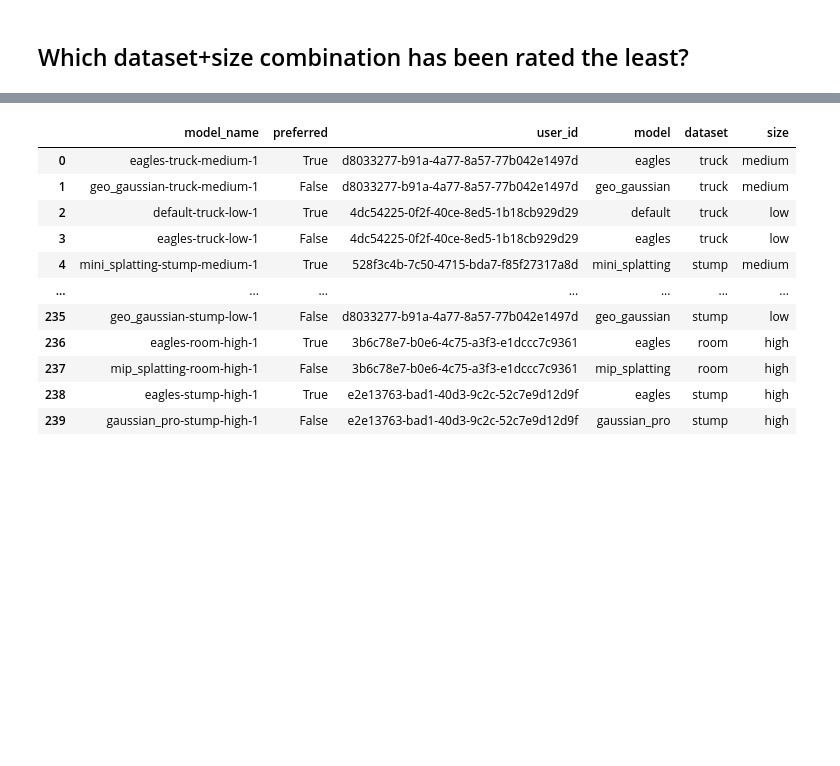
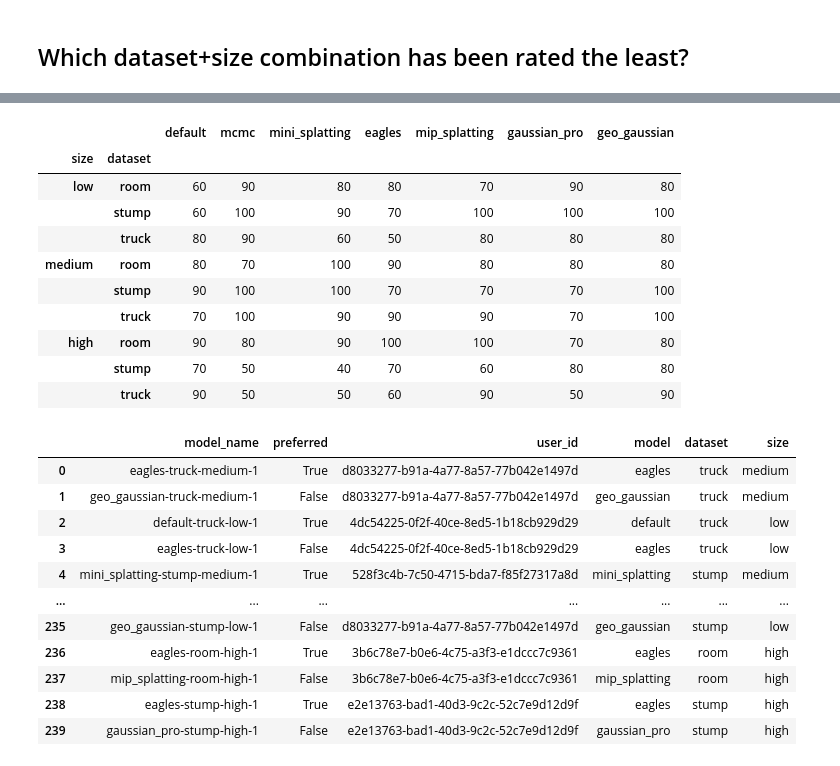
Before and after one commit to PaulErpen/eval-viewer, a Jupyter notebook: scripts/report/report.ipynb, the cells around one changed output, grey strips where cells are left out. Cells and saved outputs as stored; diff of their text form; code cells hidden in the pictures; blank space fills up the shorter version.

```diff
--- a/scripts/report/report.ipynb
+++ b/scripts/report/report.ipynb
@@ -508,3 +559,63 @@ df_ratings_count
+# %%
+def compute_rank_consistency(df_jod_cv: pd.DataFrame) -> pd.DataFrame:
+    records = []
+
+    for size in ["low", "medium", "high"]:
+        for dataset in ["room", "stump", "truck"]:
+            current = df_jod_cv[
+                (df_jod_cv["size"] == size) & (df_jod_cv["dataset"] == dataset)
+            ]
+            ranks = current[
+                [
+                    "default",
+                    "mcmc",
+                    "mini_splatting",
+                    "eagles",
+                    "mip_splatting",
+                    "gaussian_pro",
+                    "geo_gaussian",
+                ]
+            ].rank(axis=1, ascending=False)
+            rank_counts = ranks.apply(pd.Series.value_counts, axis=0).fillna(0)
+            best_rank = (rank_counts.max(axis=0) / ranks.shape[0] * 100).apply(round)
+            (
+                default,
+                mcmc,
+                mini_splatting,
+                eagles,
+                mip_splatting,
+                gaussian_pro,
+                geo_gaussian,
+            ) = best_rank.values
+            records.append(
+                {
+                    "size": size,
+                    "dataset": dataset,
+                    "default": default,
+                    "mcmc": mcmc,
+                    "mini_splatting": mini_splatting,
+                    "eagles": eagles,
+                    "mip_splatting": mip_splatting,
+                    "gaussian_pro": gaussian_pro,
+                    "geo_gaussian": geo_gaussian,
+                }
+            )
+    return pd.DataFrame.from_records(records)
+
+# Rank consistency per circumstance
+compute_rank_consistency(result).set_index(["size", "dataset"])
+# %% [output]
+|  |  | default | mcmc | mini_splatting | eagles | mip_splatting | gaussian_pro | geo_gaussian |
+| size | dataset |  |  |  |  |  |  |  |
+| low | room | 60 | 90 | 80 | 80 | 70 | 90 | 80 |
+|  | stump | 60 | 100 | 90 | 70 | 100 | 100 | 100 |
+|  | truck | 80 | 90 | 60 | 50 | 80 | 80 | 80 |
+| medium | room | 80 | 70 | 100 | 90 | 80 | 80 | 80 |
+|  | stump | 90 | 100 | 100 | 70 | 70 | 70 | 100 |
+|  | truck | 70 | 100 | 90 | 90 | 90 | 70 | 100 |
+| high | room | 90 | 80 | 90 | 100 | 100 | 70 | 80 |
+|  | stump | 70 | 50 | 40 | 70 | 60 | 80 | 80 |
+|  | truck | 90 | 50 | 50 | 60 | 90 | 50 | 90 |
 # %%
 df_ratings_per_model["model"] = df_ratings_per_model["model_name"].apply(
     lambda name: name.split("-")[0]
```
Also changed, not shown: parts of 20 cells of this notebook, 2 other files.
